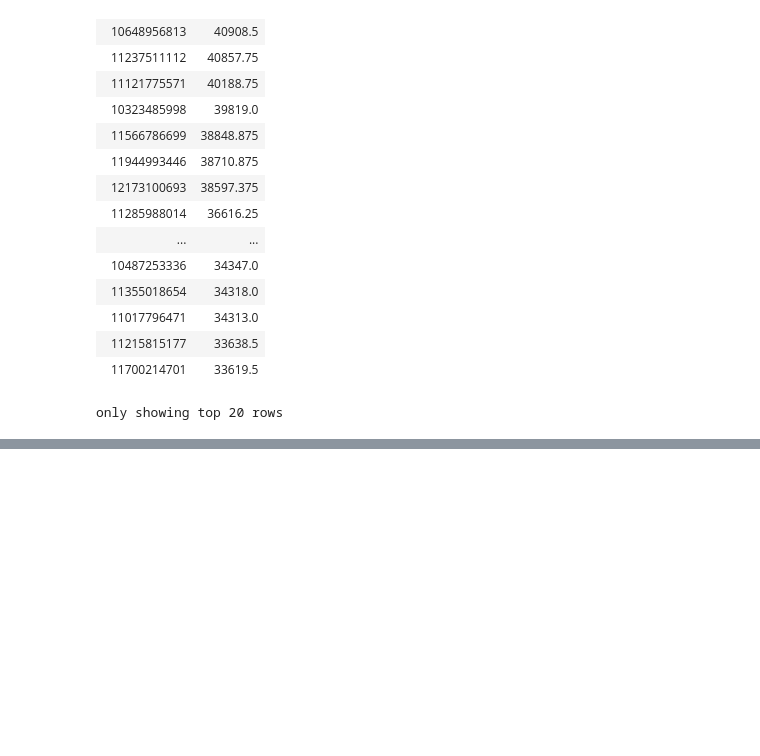
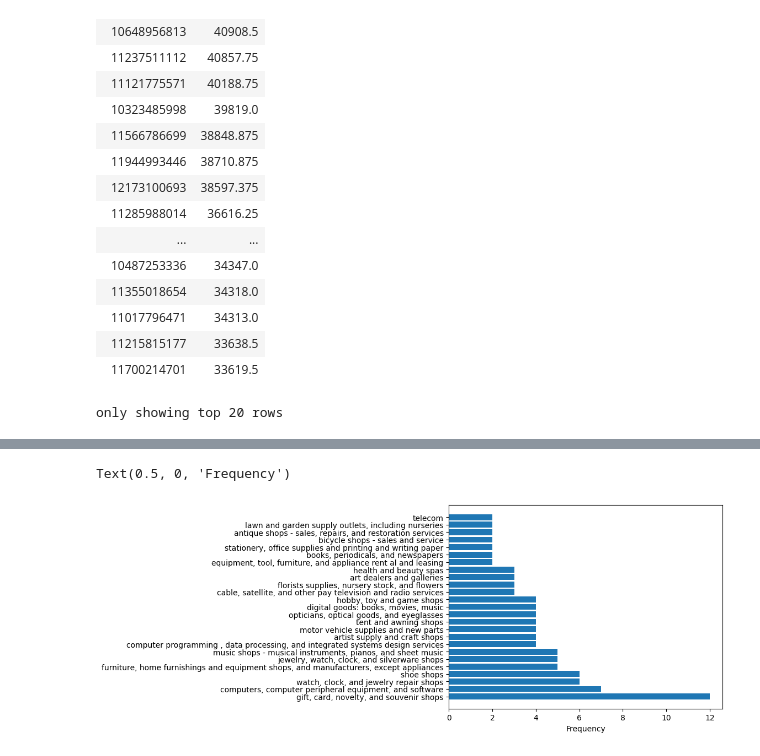
Before and after one commit to MAST30034-Applied-Data-Science/generic-buy-now-pay-later-project-group-35, a Jupyter notebook: notebooks/6-ranking_system.ipynb, the cells around one changed output, grey strips where cells are left out. Cells and saved outputs as stored; diff of their text form; code cells hidden in the pictures; blank space fills up the shorter version.

Commit message:
visualization of top merchants

```diff
--- a/notebooks/6-ranking_system.ipynb
+++ b/notebooks/6-ranking_system.ipynb
@@ -458,3 +458,6 @@ spark.createDataFrame(merchants_pd).write.mode("overwrite").parquet("../data/cur
 ***
 # %% [markdown]
 Get the top 100 merchants
+# %%
+merchants_sdf = spark.read.parquet("../data/curated/merchantdf.parquet/")
+merchants_sdf.limit(5)
@@ -479,3 +489,6 @@ rankings
 | 11215815177 | 33638.5 |
 | 11700214701 | 33619.5 |
 only showing top 20 rows
+# %%
+merchants_sdf = merchants_sdf.join(rankings, "merchant_abn").orderBy(desc("points"))
+merchants_sdf
@@ -481,0 +513,13 @@ only showing top 20 rows
+# %%
+tags_count = merchants_sdf.groupBy("tags") \
+    .agg(
+        count("merchant_abn").alias("count")
+    ) \
+    .orderBy(desc("count")) \
+    .toPandas()
+
+plt.barh(tags_count["tags"], tags_count["count"])
+plt.xlabel("Frequency")
+# %% [output]
+Text(0.5, 0, 'Frequency')
+[figure, added]
```
Also changed, not shown: parts of 3 cells of this notebook, 1 other file.
